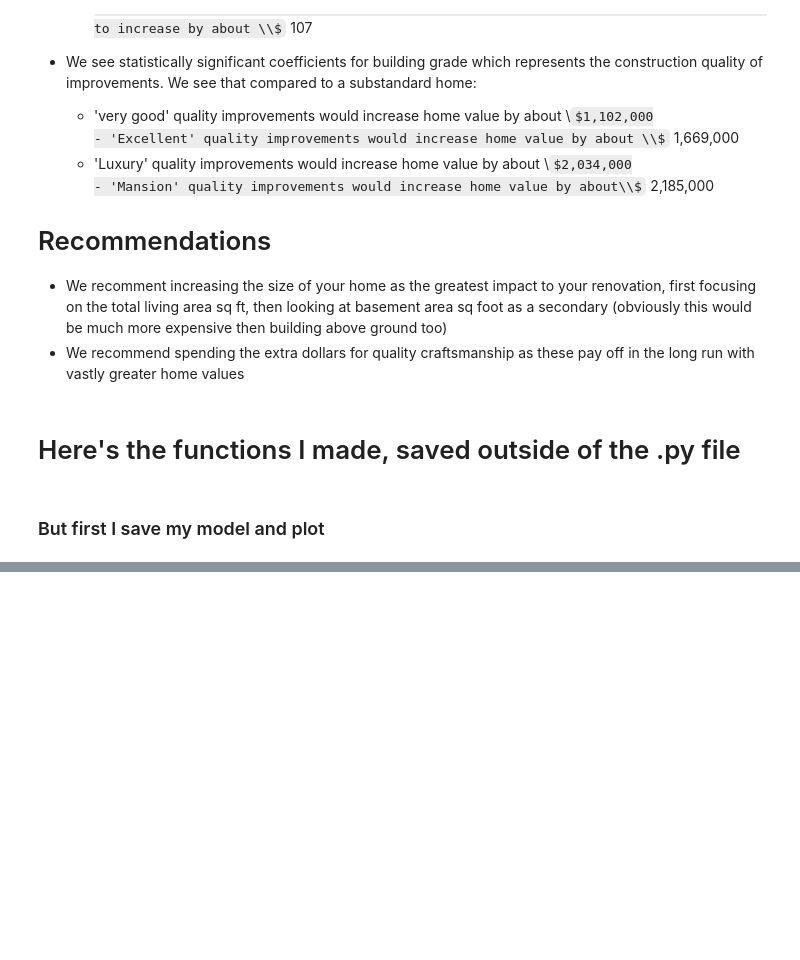
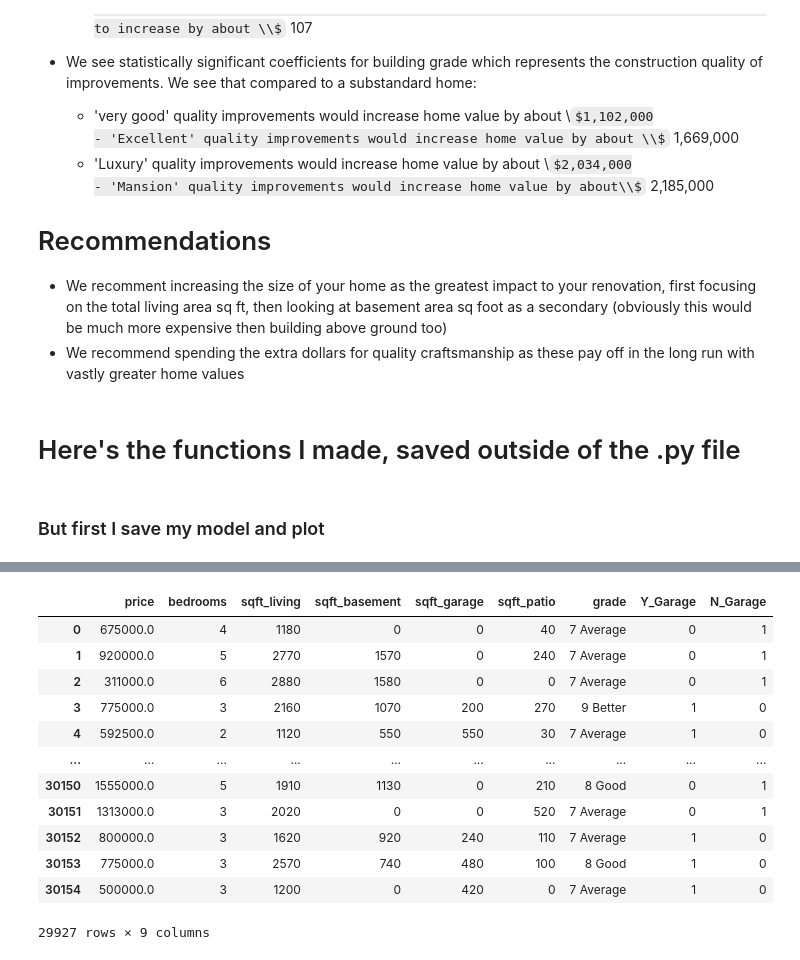
Before and after one commit to mduncan23/King-County-Real-Estate-Analysis, a Jupyter notebook: Leif new working copy.ipynb, the cells around one changed output, grey strips where cells are left out. Drawn from its saved outputs; the diff is of its cells as text; code cells hidden in the pictures; some formulas as TeX source; blank space fills up the shorter version.

```diff
--- a/Leif new working copy.ipynb
+++ b/Leif new working copy.ipynb
@@ -1452,0 +1388,9 @@ def check_for_category_multi(category_column):
+# %%
+# Changing sqft_garage into boolean true false Yes Garage No Garage columns
+g = 0
+
+
+df_best_nums['Y_Garage'] = df_best_nums['sqft_garage'] > g
+
+#define df2 as DataFrame where 'column_name' is < 20
+df_best_nums['N_Garage'] = df_best_nums['sqft_garage'] <= g
@@ -1452,0 +1416,20 @@ def check_for_category_multi(category_column):
+# %%
+# Changing the boolean True False into 0 and 1
+df_best_nums = df_best_nums.copy()
+df_best_nums = df_best_nums.astype({'N_Garage': int, 'Y_Garage': int})
+# %%
+df_best_nums
+# %% [output]
+|  | price | bedrooms | sqft_living | sqft_basement | sqft_garage | sqft_patio | grade | Y_Garage | N_Garage |
+| 0 | 675000.0 | 4 | 1180 | 0 | 0 | 40 | 7 Average | 0 | 1 |
+| 1 | 920000.0 | 5 | 2770 | 1570 | 0 | 240 | 7 Average | 0 | 1 |
+| 2 | 311000.0 | 6 | 2880 | 1580 | 0 | 0 | 7 Average | 0 | 1 |
+| 3 | 775000.0 | 3 | 2160 | 1070 | 200 | 270 | 9 Better | 1 | 0 |
+| 4 | 592500.0 | 2 | 1120 | 550 | 550 | 30 | 7 Average | 1 | 0 |
+| ... | ... | ... | ... | ... | ... | ... | ... | ... | ... |
+| 30150 | 1555000.0 | 5 | 1910 | 1130 | 0 | 210 | 8 Good | 0 | 1 |
+| 30151 | 1313000.0 | 3 | 2020 | 0 | 0 | 520 | 7 Average | 0 | 1 |
+| 30152 | 800000.0 | 3 | 1620 | 920 | 240 | 110 | 7 Average | 1 | 0 |
+| 30153 | 775000.0 | 3 | 2570 | 740 | 480 | 100 | 8 Good | 1 | 0 |
+| 30154 | 500000.0 | 3 | 1200 | 0 | 420 | 0 | 7 Average | 1 | 0 |
+29927 rows × 9 columns
```
Also changed, not shown: parts of 36 cells of this notebook, 3 other files.
